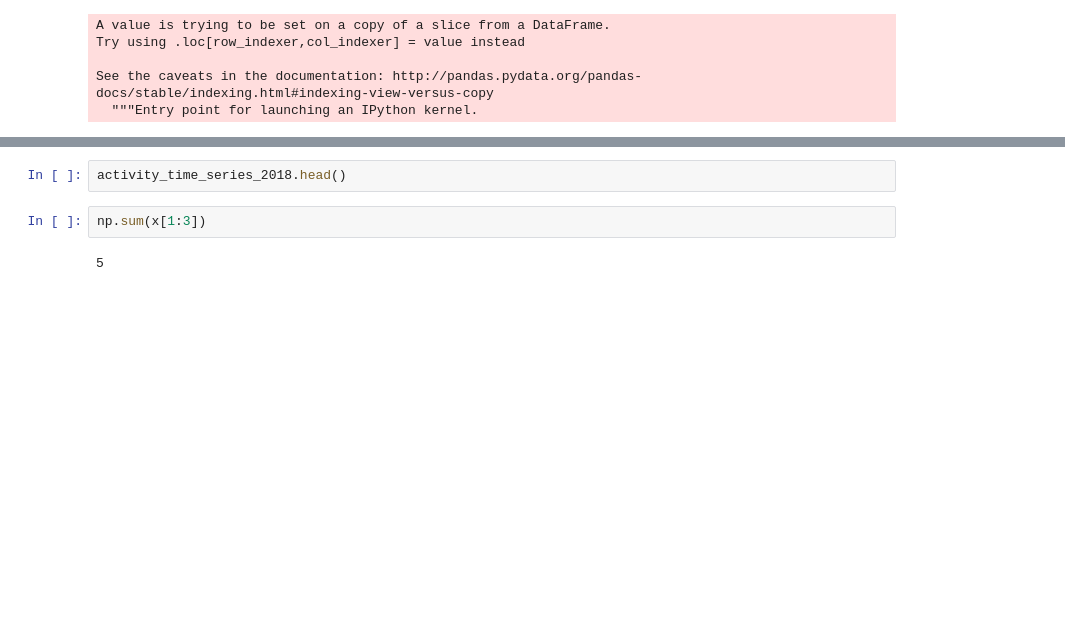
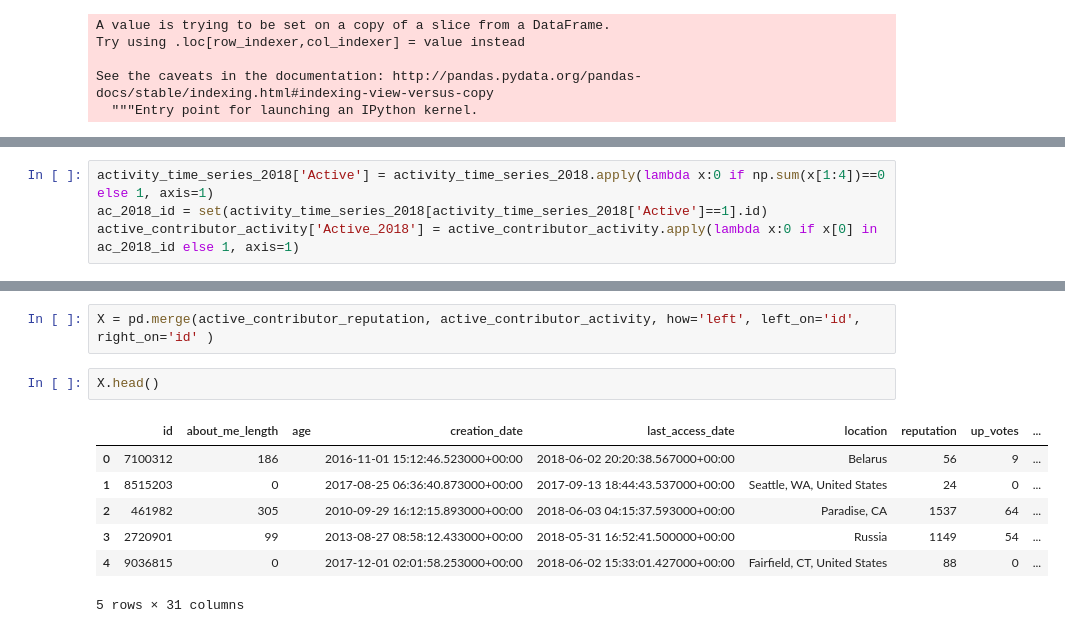
Before and after one commit to leomaxx/StackOverflowChurnAnalysis, a Jupyter notebook: 01_EDA.ipynb, the cells around one changed output, grey strips where cells are left out. Drawn from its saved outputs; the diff is of its cells as text; blank space fills up the shorter version.

```diff
--- a/01_EDA.ipynb
+++ b/01_EDA.ipynb
@@ -178,2 +194,6 @@ See the caveats in the documentation: http://pandas.pydata.org/pandas-docs/stabl
 with open('./data/processed/activity_time_series_2018.pkl', 'rb') as picklefile:
     activity_time_series_2018 = pickle.load(picklefile)
+# %%
+activity_time_series_2018['Active'] = activity_time_series_2018.apply(lambda x:0 if np.sum(x[1:4])==0 else 1, axis=1)
+ac_2018_id = set(activity_time_series_2018[activity_time_series_2018['Active']==1].id)
+active_contributor_activity['Active_2018'] = active_contributor_activity.apply(lambda x:0 if x[0] in ac_2018_id else 1, axis=1)
@@ -180,6 +215,12 @@ with open('./data/processed/activity_time_series_2018.pkl', 'rb') as picklefile:
+# %%
+X = pd.merge(active_contributor_reputation, active_contributor_activity, how='left', left_on='id', right_on='id' )
 # %%
-activity_time_series_2018.head()
+X.head()
+# %% [output]
+|  | id | about_me_length | age | creation_date | last_access_date | location | reputation | up_votes | ... |
+| 0 | 7100312 | 186 |  | 2016-11-01 15:12:46.523000+00:00 | 2018-06-02 20:20:38.567000+00:00 | Belarus | 56 | 9 | ... |
+| 1 | 8515203 | 0 |  | 2017-08-25 06:36:40.873000+00:00 | 2017-09-13 18:44:43.537000+00:00 | Seattle, WA, United States | 24 | 0 | ... |
+| 2 | 461982 | 305 |  | 2010-09-29 16:12:15.893000+00:00 | 2018-06-03 04:15:37.593000+00:00 | Paradise, CA | 1537 | 64 | ... |
+| 3 | 2720901 | 99 |  | 2013-08-27 08:58:12.433000+00:00 | 2018-05-31 16:52:41.500000+00:00 | Russia | 1149 | 54 | ... |
+| 4 | 9036815 | 0 |  | 2017-12-01 02:01:58.253000+00:00 | 2018-06-02 15:33:01.427000+00:00 | Fairfield, CT, United States | 88 | 0 | ... |
+5 rows × 31 columns
-# %%
-np.sum(x[1:3])
-# %% [output]
-5
```
Also changed, not shown: parts of 12 cells of this notebook, 3 other files.
